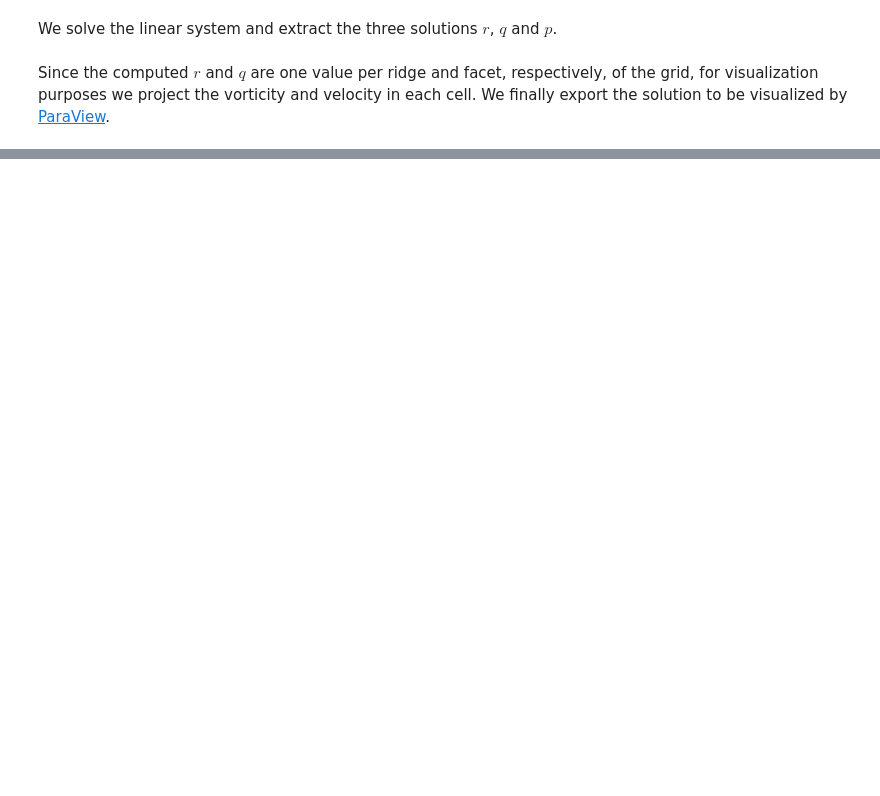
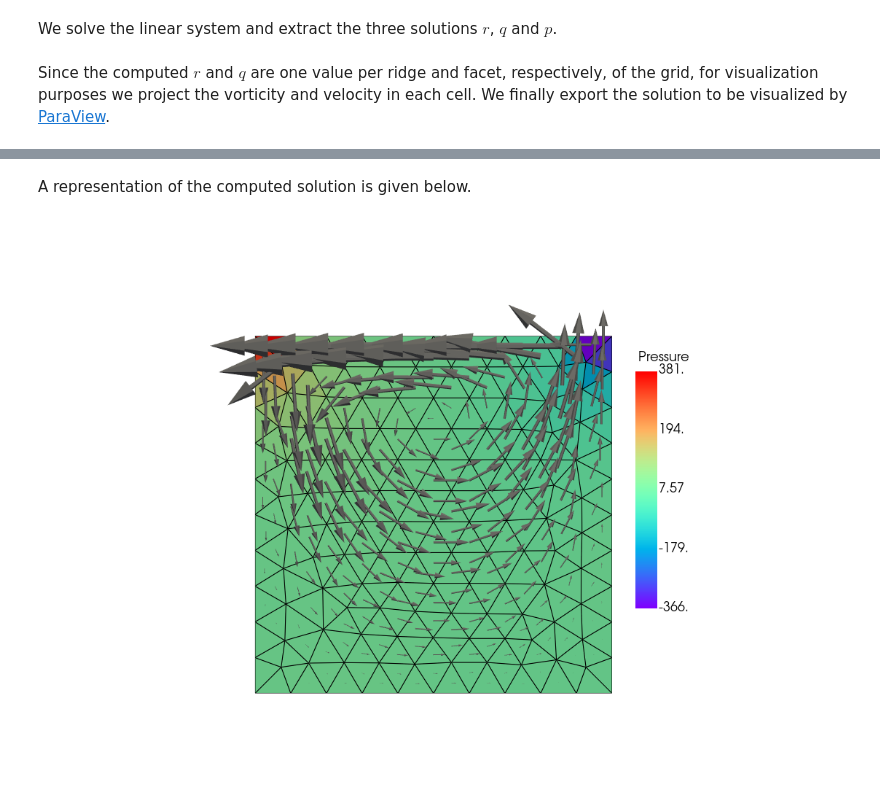
Before and after one commit to compgeo-mox/pygeon, a Jupyter notebook: tutorials/stokes.ipynb, the cells around one changed output, grey strips where cells are left out. Drawn from its saved outputs; the diff is of its cells as text; code cells hidden in the pictures; blank space fills up the shorter version.

Commit message:
update stokes tutorial

```diff
--- a/tutorials/stokes.ipynb
+++ b/tutorials/stokes.ipynb
@@ -153,25 +148,17 @@ p = x[-dof_p:]
 # %% [markdown]
 Since the computed $r$ and $q$ are one value per ridge and facet, respectively, of the grid, for visualization purposes we project the vorticity and velocity in each cell. We finally export the solution to be visualized by [ParaView](https://www.paraview.org/).
 # %%
-# post process vorticity
-proj_r = pg.eval_at_cell_centers(mdg, pg.Lagrange1(keyword))
-cell_r = proj_r @ r
-
 # post process velocity
-proj_q = pg.eval_at_cell_centers(mdg, pg.RT0(keyword))
+proj_q = rt0.eval_at_cell_centers(sd)
 cell_q = (proj_q @ q).reshape((3, -1))
 
 # post process pressure
-proj_p = pg.eval_at_cell_centers(mdg, pg.PwConstants(keyword))
+proj_p = p0.eval_at_cell_centers(sd)
 cell_p = proj_p @ p
 
+# export the solution
+folder_name = os.path.join(os.getcwd(), key)
+file_name = "sol"
 
-# save the solutions to be exported in the data dictionary of the mdg
-for _, data in mdg.subdomains(return_data=True):
-    pp.set_solution_values("cell_r", cell_r, data, 0)
-    pp.set_solution_values("cell_q", cell_q, data, 0)
-    pp.set_solution_values("cell_p", cell_p, data, 0)
-
-# export the solutions
-save = pp.Exporter(mdg, "stokes")
-save.write_vtu(["cell_r", "cell_q", "cell_p"])
+save = pp.Exporter(sd, file_name, folder_name=folder_name)
+save.write_vtu([("cell_q", cell_q), ("cell_p", cell_p)], data_pt=[("r", r)])
@@ -180,0 +165,24 @@ A representation of the computed solution is given below, where the cells are co
+# %% [markdown]
+A representation of the computed solution is given below.
+# %%
+file_vtu = os.path.join(folder_name, file_name + "_2.vtu")
+mesh = pv.read(file_vtu)
+
+plotter = pv.Plotter(off_screen=True, notebook=True)
+
+# Glyphs scaled by magnitude
+arrows = mesh.glyph(orient="cell_q", scale="cell_q", factor=0.05)
+plotter.add_mesh(arrows, color="gray")
+
+# Mesh colored by rotation
+bar = {"title": "Pressure", "vertical": True, "position_x": 0.8, "position_y": 0.3}
+plotter.add_mesh(
+    mesh, scalars="cell_p", cmap="rainbow", show_edges=True, scalar_bar_args=bar
+)
+
+# Show the result
+plotter.view_xy()
+plotter.enable_parallel_projection()
+plotter.show(jupyter_backend="static")
+# %% [output]
+[figure, added]
```
Also changed, not shown: parts of 6 cells of this notebook.
